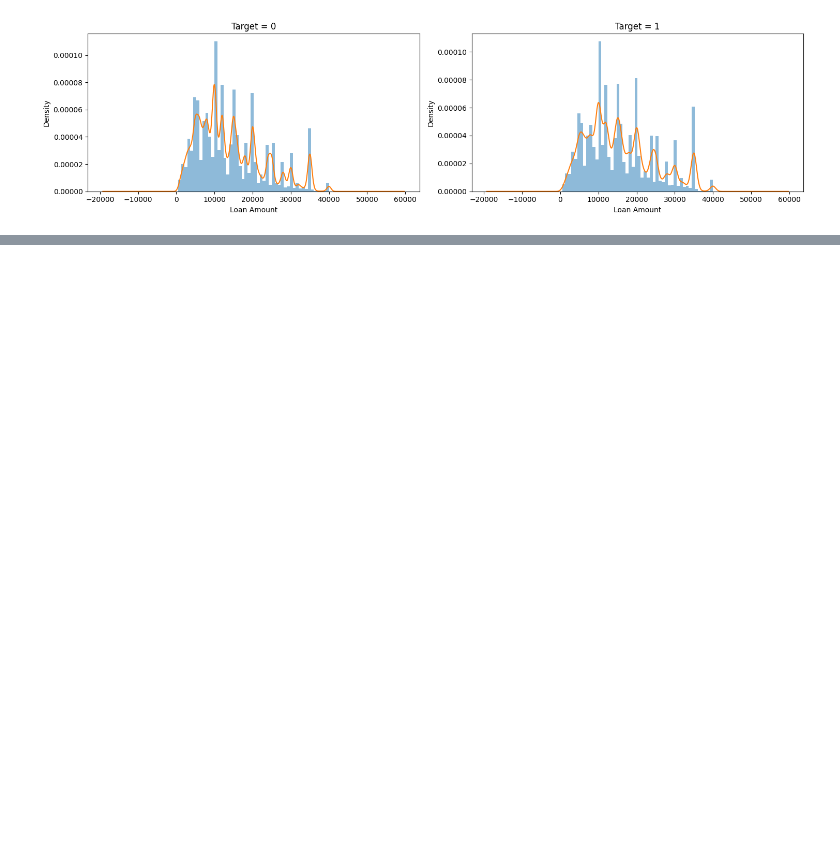
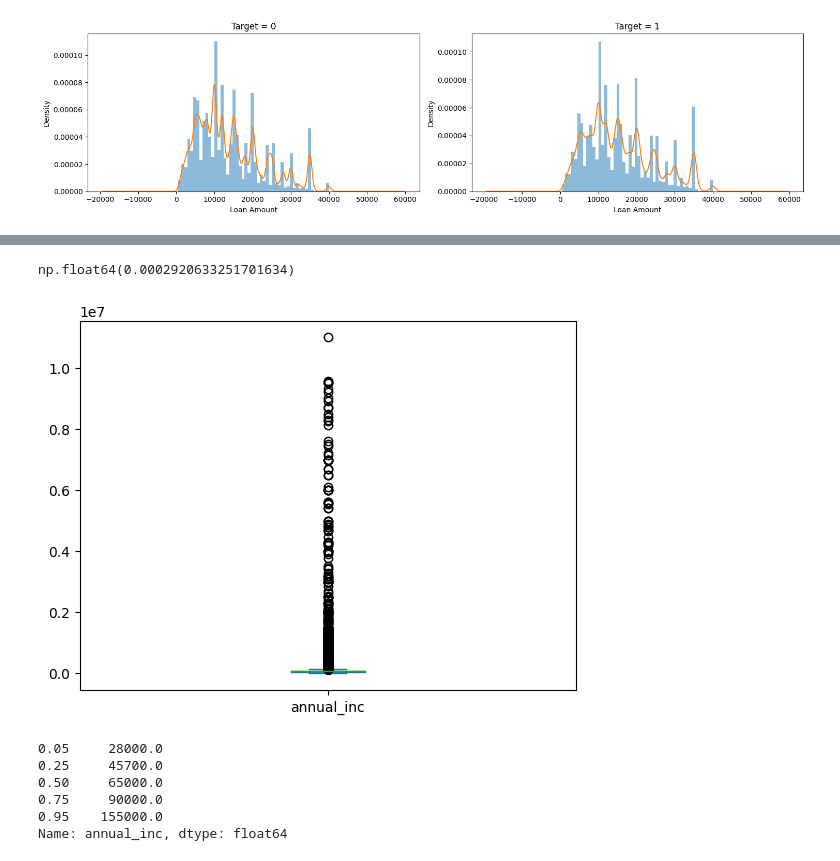
Before and after one commit to Ak62007/Credit-Risk-Default-Prediction-System, a Jupyter notebook: notebooks/01_eda_initial_exploration.ipynb, the cells around one changed output, grey strips where cells are left out. Cells and saved outputs as stored; diff of their text form; code cells hidden in the pictures; blank space fills up the shorter version.

```diff
--- a/notebooks/01_eda_initial_exploration.ipynb
+++ b/notebooks/01_eda_initial_exploration.ipynb
@@ -255,0 +335,17 @@ plt.show()
+# %%
+null_pct["annual_inc"]
+# %% [output]
+np.float64(0.0002920633251701634)
+# %%
+u_data["annual_inc"].plot.box();
+# %% [output]
+[figure, added]
+# %%
+u_data["annual_inc"].quantile([0.05, 0.25, 0.5, 0.75, 0.95])
+# %% [output]
+0.05     28000.0
+0.25     45700.0
+0.50     65000.0
+0.75     90000.0
+0.95    155000.0
+Name: annual_inc, dtype: float64
```
Also changed, not shown: parts of 30 cells of this notebook.
